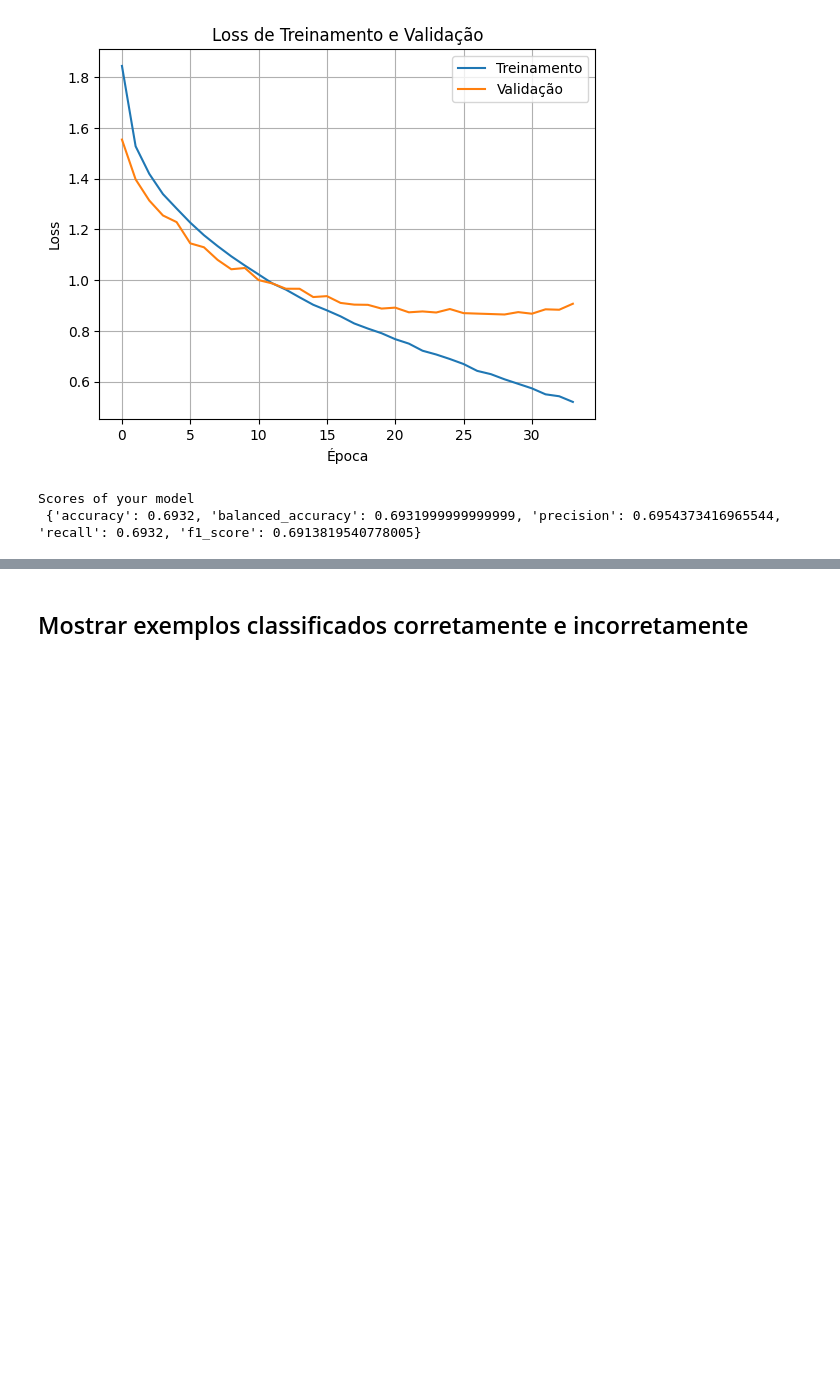
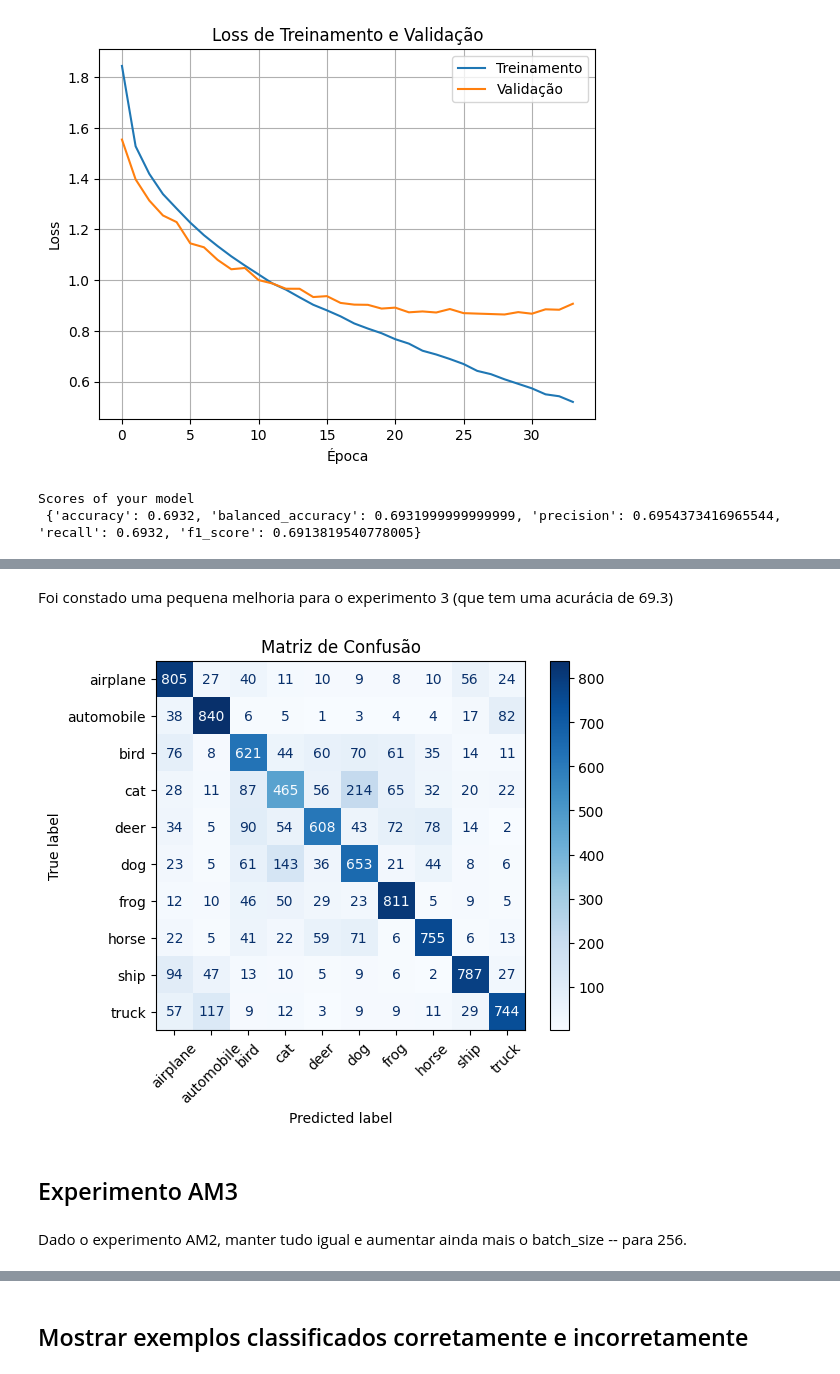
Before and after one commit to JVMergulho/redes_neurais, a Jupyter notebook: miniprojeto1/CNN/CIFAR10_with_CNNs.ipynb, the cells around one changed output, grey strips where cells are left out. Drawn from its saved outputs; the diff is of its cells as text; code cells hidden in the pictures; blank space fills up the shorter version.

```diff
--- a/miniprojeto1/CNN/CIFAR10_with_CNNs.ipynb
+++ b/miniprojeto1/CNN/CIFAR10_with_CNNs.ipynb
@@ -519,0 +683,21 @@ Scores of your model
+# %% [markdown]
+Foi constado uma pequena melhoria para o experimento 3 (que tem uma acurácia de 69.3)
+# %%
+# Lista com nomes das classes (exemplo para CIFAR-10)
+class_names = ['airplane', 'automobile', 'bird', 'cat', 'deer',
+               'dog', 'frog', 'horse', 'ship', 'truck']
+
+cm = confusion_matrix(labels, predictions)
+
+# Plotar a matriz de confusão
+disp = ConfusionMatrixDisplay(confusion_matrix=cm,
+                              display_labels=class_names)
+disp.plot(cmap=plt.cm.Blues, xticks_rotation=45)  # pode mudar o colormap se quiser
+plt.title("Matriz de Confusão")
+plt.show()
+# %% [output]
+[figure, added]
+# %% [markdown]
+## Experimento AM3
+# %% [markdown]
+Dado o experimento AM2, manter tudo igual e aumentar ainda mais o batch_size -- para 256.
```
Also changed, not shown: parts of 28 cells of this notebook.
